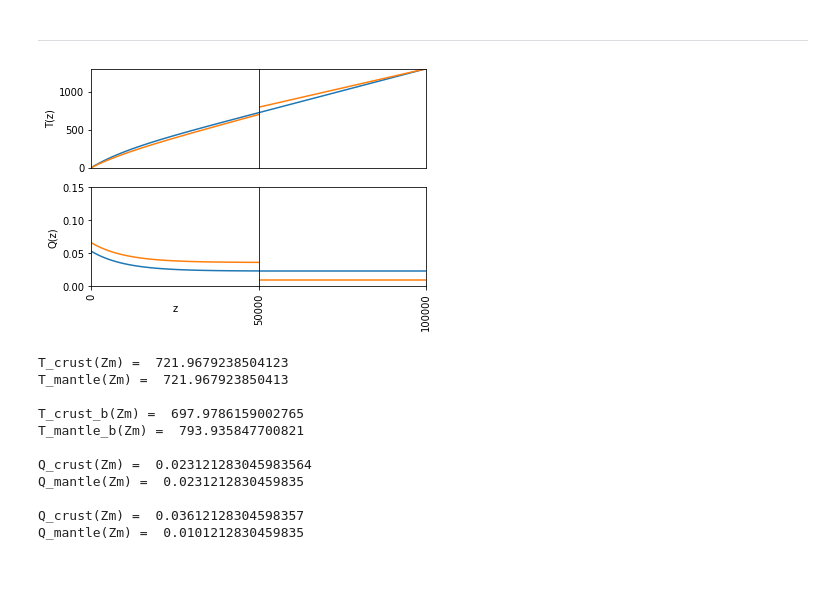
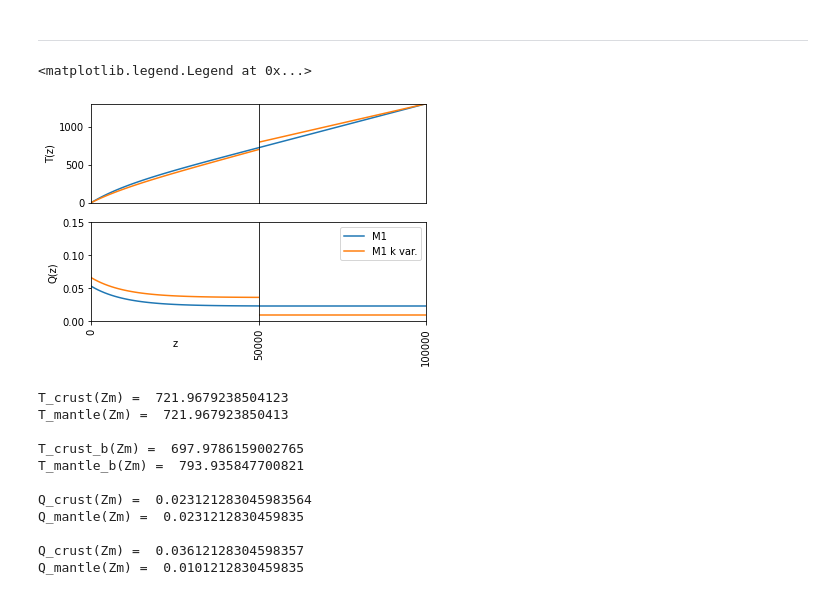
Before and after one commit to idest/andestm_standalone, a Jupyter notebook: Ecuaciones Modelo Termal.ipynb, the cells around one changed output. Drawn from its saved outputs; the diff is of its cells as text; code cells hidden in the pictures.

```diff
--- a/Ecuaciones Modelo Termal.ipynb
+++ b/Ecuaciones Modelo Termal.ipynb
@@ -306,37 +309,38 @@ Q_z_crust_M1_b = sp.lambdify(z,Eq_14_b.args[1].subs(substitutions))
 Q_z_mantle_M1_b = sp.lambdify(z,Eq_15_b.args[1].subs(substitutions))
 # %%
 fig, axes = plt.subplots(nrows=2,ncols=2)
-axes[0][0].plot(domain, T_z_crust_M1(domain))
-axes[0][1].plot(domain, T_z_mantle_M1(domain))
-axes[0][0].plot(domain, T_z_crust_M1_b(domain))
-axes[0][1].plot(domain, T_z_mantle_M1_b(domain))
-axes[1][0].plot(domain, Q_z_crust_M1(domain))
-axes[1][1].plot(domain, np.repeat(Q_z_mantle_M1(domain),len(domain)))
-axes[1][0].plot(domain, Q_z_crust_M1_b(domain))
-axes[1][1].plot(domain, np.repeat(Q_z_mantle_M1_b(domain),len(domain)))
+axes[0][0].plot(domain, T_z_crust_M1(domain), label="M1")
+axes[0][1].plot(domain, T_z_mantle_M1(domain), label="M1")
+axes[0][0].plot(domain, T_z_crust_M1_b(domain), label="M1 k var.")
+axes[0][1].plot(domain, T_z_mantle_M1_b(domain), label="M1 k var.")
+axes[1][0].plot(domain, Q_z_crust_M1(domain), label="M1")
+axes[1][1].plot(domain, np.repeat(Q_z_mantle_M1(domain),len(domain)), label="M1")
+axes[1][0].plot(domain, Q_z_crust_M1_b(domain), label="M1 k var.")
+axes[1][1].plot(domain, np.repeat(Q_z_mantle_M1_b(domain),len(domain)), label="M1 k var.")
 axes[0][0].set_xlim(substitutions[Zo],substitutions[Zm])
 axes[0][1].set_xlim(substitutions[Zm],substitutions[Zf])
 axes[0][0].set_ylim(0,1300)
 axes[0][1].set_ylim(0,1300)
 axes[0][0].set_xticks([])
 axes[0][1].set_xticks([])
 axes[0][1].set_yticks([])
 axes[1][0].set_xlim(substitutions[Zo],substitutions[Zm])
 axes[1][1].set_xlim(substitutions[Zm],substitutions[Zf])
 axes[1][0].set_ylim(0.0,0.15)
 axes[1][1].set_ylim(0.0,0.15)
 axes[1][0].set_xticks([substitutions[Zo]])
 axes[1][1].set_xticks([substitutions[Zm], substitutions[Zf]])
 axes[1][1].set_yticks([])
 axes[1][0].tick_params('x', labelrotation=90)
 axes[1][1].tick_params('x', labelrotation=90)
 axes[0][0].set_ylabel("T(z)")
 axes[1][0].set_ylabel("Q(z)")
 axes[1][0].set_xlabel("z")
-
 fig.subplots_adjust(wspace=0.00)
+plt.legend()
 # %% [output]
+<matplotlib.legend.Legend at 0x...>
-[figure, old version]
+[figure, new version]
 # %%
 print("T_crust(Zm) = ", T_z_crust_M1(substitutions[Zm]))
 print("T_mantle(Zm) = ", T_z_mantle_M1(substitutions[Zm]))
```
Also changed, not shown: parts of 6 cells of this notebook, 1 other file.
